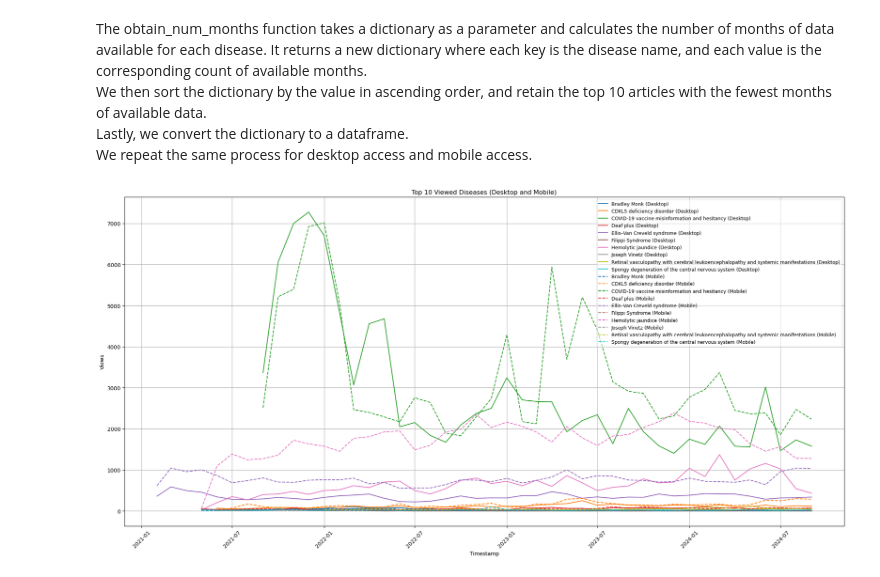
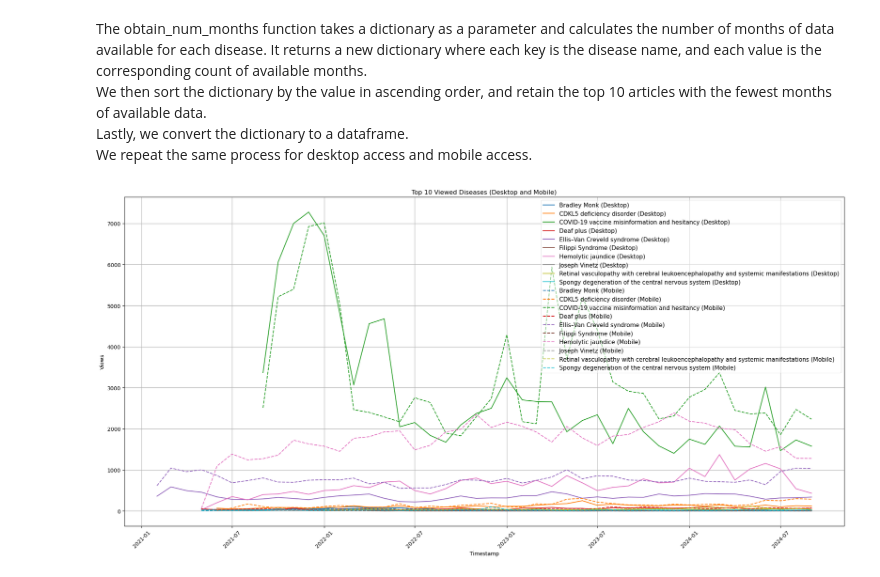
Before and after one commit to fangyulim/data-512-homework_1, a Jupyter notebook: HW1_Professionalism_Reproducibility_FangYuLim.ipynb, the cells around one changed output. Drawn from its saved outputs; the diff is of its cells as text; code cells hidden in the pictures.

Commit message:
Made changes to differentiate lines for desktop and mobile access

```diff
--- a/HW1_Professionalism_Reproducibility_FangYuLim.ipynb
+++ b/HW1_Professionalism_Reproducibility_FangYuLim.ipynb
@@ -376,7 +376,8 @@ plt.figure(figsize=(20, 10))
 for disease, group in grouped_desktop:
     plt.plot(group["timestamp"],
              group["views"],
-             label=f"{disease} (Desktop)")
+             label=f"{disease} (Desktop)",
+             linestyle='-')
 
 # Convert mobile views to DataFrames
 top10_articles_mobile_df = convert_to_df(top10_articles_mobile)
@@ -386,14 +387,15 @@ grouped_mobile = top10_articles_mobile_df.groupby("disease")
 for disease, group in grouped_mobile:
     plt.plot(group["timestamp"],
              group["views"],
-             label=f"{disease} (Mobile)")
+             label=f"{disease} (Mobile)",
+             linestyle='--')
 
 # Formatting
 plt.xlabel('Timestamp')
 plt.ylabel('Views')
 plt.title('Top 10 Viewed Diseases (Desktop and Mobile)')
 plt.xticks(rotation=45)
-plt.legend(prop={'size': 10})
+plt.legend(prop={'size': 11})
 plt.grid()
 
 # Set y-axis formatter
@@ -439,29 +441,29 @@ grouped_fewest_mobile = fewest_month_mobile_df.groupby("disease")
 # %%
 plt.figure(figsize=(20, 10))
 for disease, group in grouped_fewest_desktop:
     plt.plot(group["timestamp"],
              group["views"],
              label = f"{disease} (Desktop)",
              linestyle='-')
 
 
 
 for disease, group in grouped_fewest_mobile:
     plt.plot(group["timestamp"],
              group["views"],
              label = f"{disease} (Mobile)",
              linestyle='--')
 
 
 plt.xlabel('Timestamp')
 plt.ylabel('Views')
 plt.title('Top 10 Viewed Diseases (Desktop and Mobile)')
 plt.xticks(rotation=45)
-plt.legend(prop={'size': 9}, framealpha=0.5)
+plt.legend(prop={'size': 11}, framealpha=0.5)
 plt.grid()
 
 plt.tight_layout()
 plt.savefig("fewest_months_of_data.png")
 plt.show()
 # %% [output]
-[figure, old version]
+[figure, new version]
```
Also changed, not shown: parts of 1 cell of this notebook, 2 other files.
